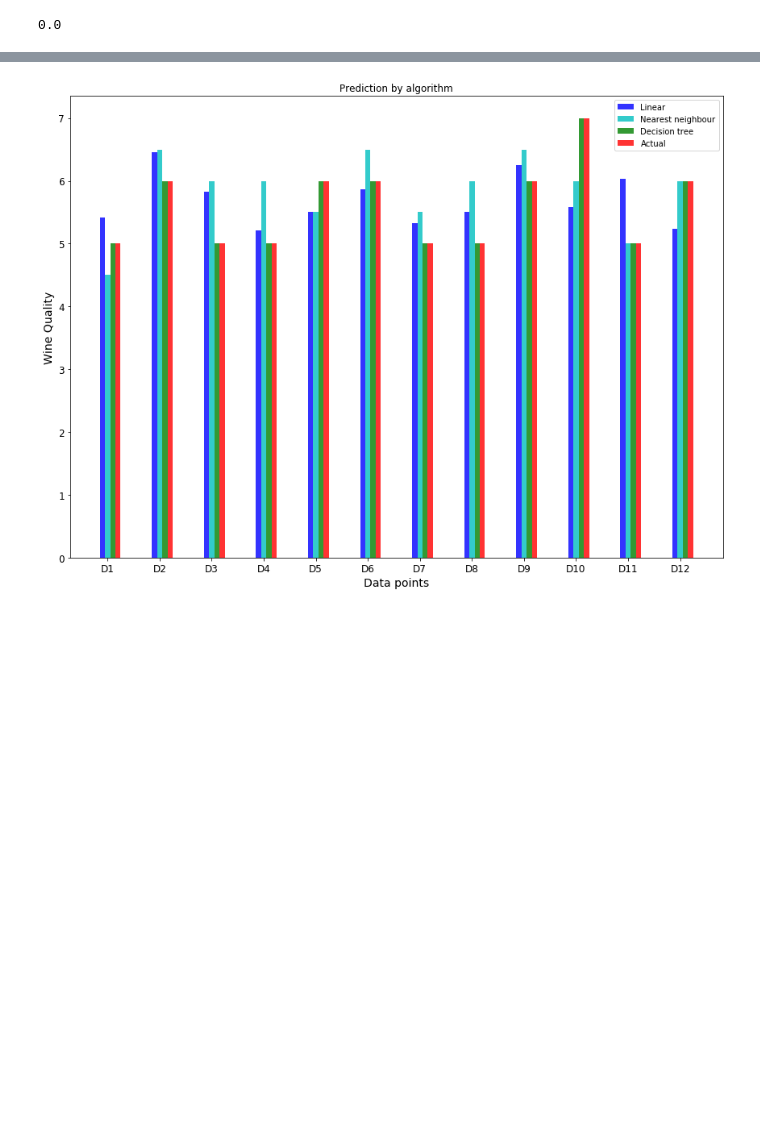
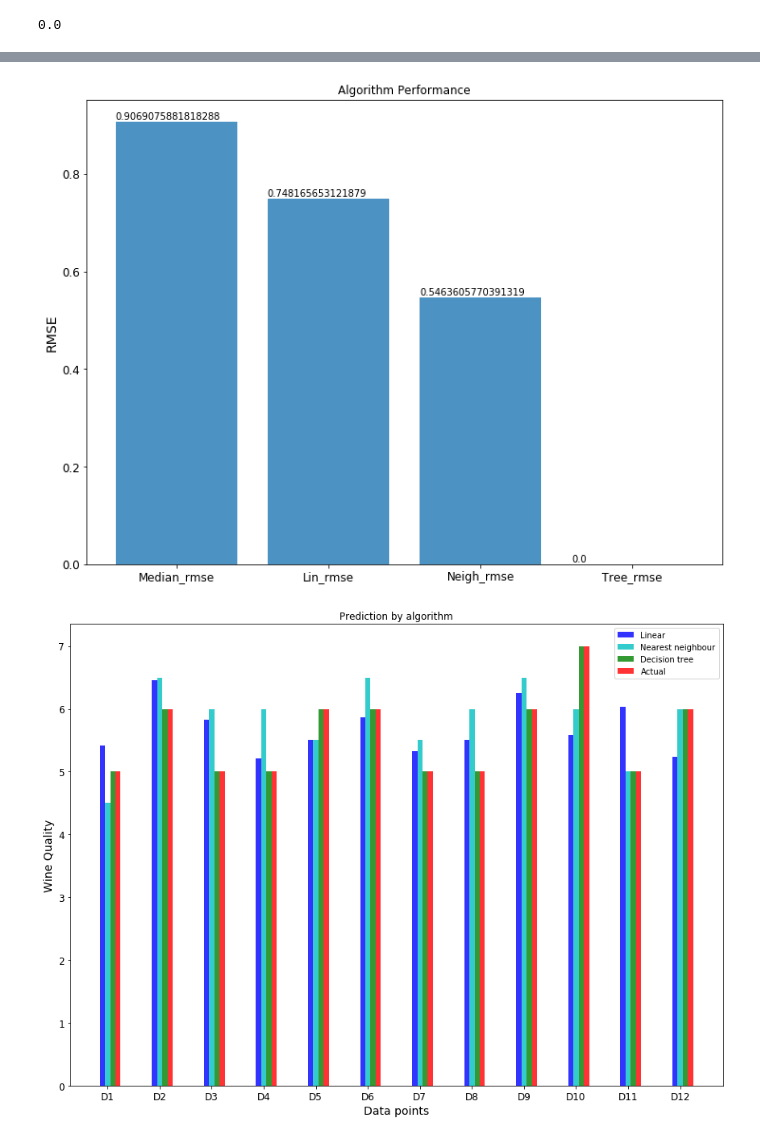
Before and after one commit to RoastedKernel/uni_Machine_Learning, a Jupyter notebook: Uni_Sub/ML_Tools/assign/Assignment 1_Wine Quality_commneted.ipynb, the cells around one changed output, grey strips where cells are left out. Cells and saved outputs as stored; diff of their text form; code cells hidden in the pictures; blank space fills up the shorter version.

```diff
--- a/Uni_Sub/ML_Tools/assign/Assignment 1_Wine Quality_commneted.ipynb
+++ b/Uni_Sub/ML_Tools/assign/Assignment 1_Wine Quality_commneted.ipynb
@@ -259,13 +266,13 @@ from sklearn.linear_model import LinearRegression
 
 #training
 lin_reg = LinearRegression()
-lin_reg.fit(wine_tr_ss, wine_tr_labels_ss)
+lin_reg.fit(wine_tr, wine_tr_labels)
 
 # making predictions
-wine_predictions = lin_reg.predict(wine_tr_ss)
+wine_predictions = lin_reg.predict(wine_tr)
 
 #calculating RMSE
-lin_mse = mean_squared_error(wine_tr_labels_ss, wine_predictions)
+lin_mse = mean_squared_error(wine_tr_labels, wine_predictions)
 lin_rmse = np.sqrt(lin_mse)
 lin_rmse
 # %% [output]
@@ -353,14 +355,20 @@ plt.show()
 # %%
 
 Algorithms = ['Median_rmse','Lin_rmse','Neigh_rmse','Tree_rmse']
 y_pos = np.arange(len(Algorithms))
 Algorithm_performance = [median_rmse,lin_rmse,neigh_rmse,tree_rmse]
 
-plt.bar(y_pos, Algorithm_performance, align='center', alpha=0.8)
+plt.figure(figsize=(12,9))
+bars = plt.bar(y_pos, Algorithm_performance, align='center', alpha=0.8)
 plt.xticks(y_pos, Algorithms)
 plt.ylabel('RMSE')
 plt.title('Algorithm Performance')
+for bar in bars:
+    yval = bar.get_height()
+    plt.text(bar.get_x(), yval + .005, yval)
 plt.show()
+# %% [output]
+[figure, added]
 # %%
 some_labels = wine_tr_labels.iloc[:12]
 some_data = wine_tr.iloc[:12]
```
Also changed, not shown: parts of 46 cells of this notebook.
